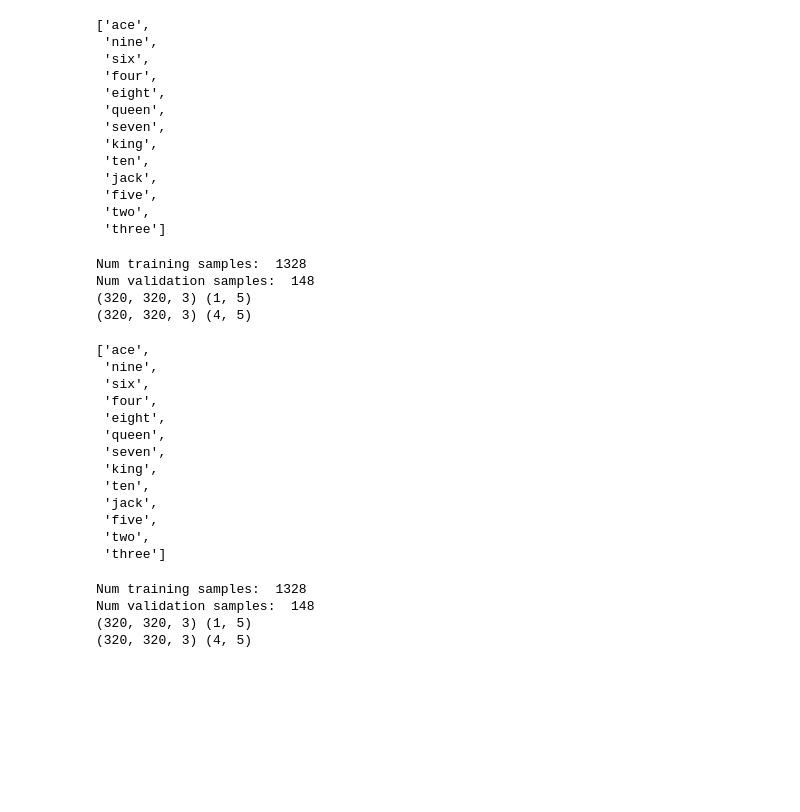
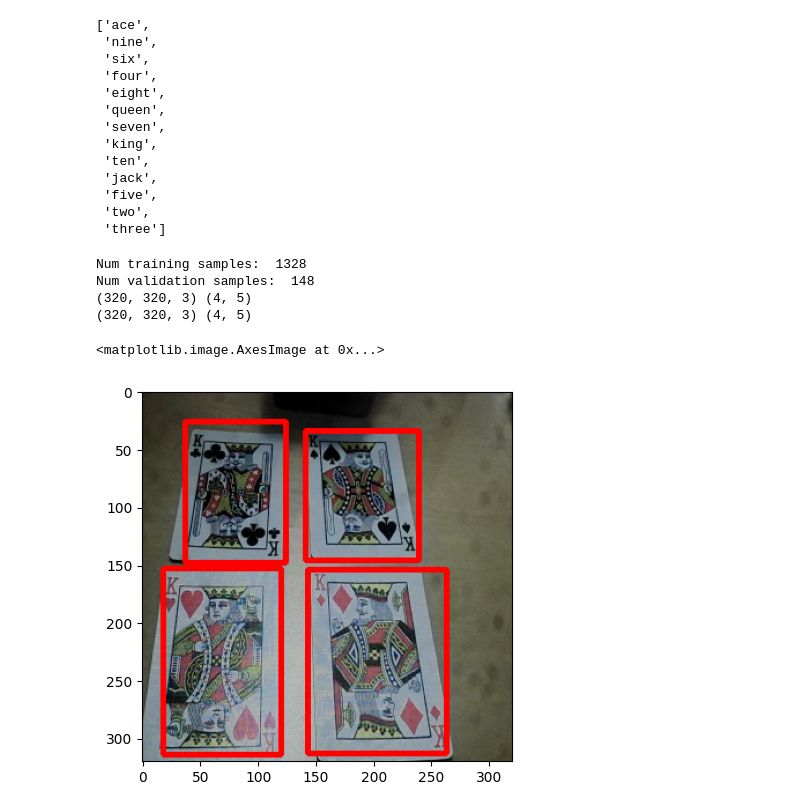
Before and after one commit to DeepViewML/deepview-datasets, a Jupyter notebook: notebooks/generic-tf-iterator.ipynb, the cells around one changed output. Cells and saved outputs as stored; diff of their text form; code cells hidden in the pictures; blank space fills up the shorter version.

Commit message:
improve samples with visualization

```diff
--- a/notebooks/generic-tf-iterator.ipynb
+++ b/notebooks/generic-tf-iterator.ipynb
@@ -8,6 +6,6 @@ WARNING:tensorflow:From c:\Users\reinier\Personal\development\au-zone\deepview-d
 # %%
 # Loading dataset from ModelPack 2.x
-config_file = "path to a yaml file representing a dataset used for training ModelPack 2.x"
+config_file = "path to a yaml file representing a dataset" # either of ModelPack yaml file or Yolov7: https://github.com/WongKinYiu/yolov7/blob/main/data/coco.yaml
 handler = TFObjectDetectionIterator(from_config=config_file, shape=(320, 320, 3))
 handler.classes
 # %% [output]
@@ -41,43 +39,5 @@ for img, boxes in val_iter:
 # %% [output]
 Num training samples:  1328
 Num validation samples:  148
-(320, 320, 3) (1, 5)
 (320, 320, 3) (4, 5)
+(320, 320, 3) (4, 5)
-# %%
-# Loading dataset from Ultralytics
-config_file = "path to a yaml file describing a dataset used in yolov7" # https://github.com/WongKinYiu/yolov7/blob/main/data/coco.yaml
-handler = TFObjectDetectionIterator(from_config=config_file, shape=(320, 320, 3))
-handler.classes
-# %% [output]
-['ace',
- 'nine',
- 'six',
- 'four',
- 'eight',
- 'queen',
- 'seven',
- 'king',
- 'ten',
- 'jack',
- 'five',
- 'two',
- 'three']
-# %%
-train_iter = handler.get_train_iterator().iterator()
-val_iter = handler.get_val_iterator().iterator()
-
-print("Num training samples: ", len(train_iter))
-print("Num validation samples: ", len(val_iter))
-
-for img, boxes in train_iter:
-    print(img.shape, boxes.shape)
-    break
-
-for img, boxes in val_iter:
-    print(img.shape, boxes.shape)
-    break
-# %% [output]
-Num training samples:  1328
-Num validation samples:  148
-(320, 320, 3) (1, 5)
-(320, 320, 3) (4, 5)
@@ -88,0 +48,19 @@ handler.classes
+# %%
+
+import matplotlib.pyplot as plt
+import numpy as np
+import cv2
+
+img = img.numpy().astype(np.uint8)
+for xc, yc, w, h, _ in boxes:
+    x1 = int((xc - w * 0.5) * 320)
+    x2 = int((xc + w * 0.5) * 320)
+
+    y1 = int((yc - h * 0.5) * 320)
+    y2 = int((yc + h * 0.5) * 320)
+    cv2.rectangle(img, (x1, y1), (x2, y2), (255, 0, 0), 3)
+
+plt.imshow(img)
+# %% [output]
+<matplotlib.image.AxesImage at 0x...>
+[figure, added]
```
Also changed, not shown: parts of 3 cells of this notebook, 1 other file.
